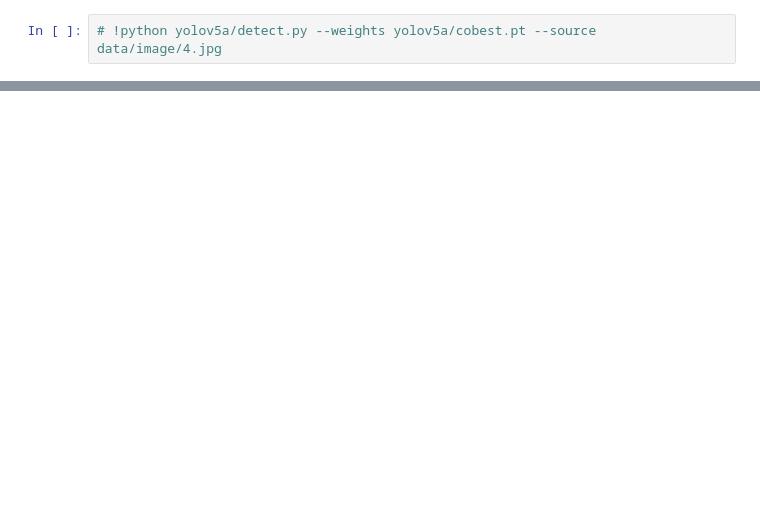
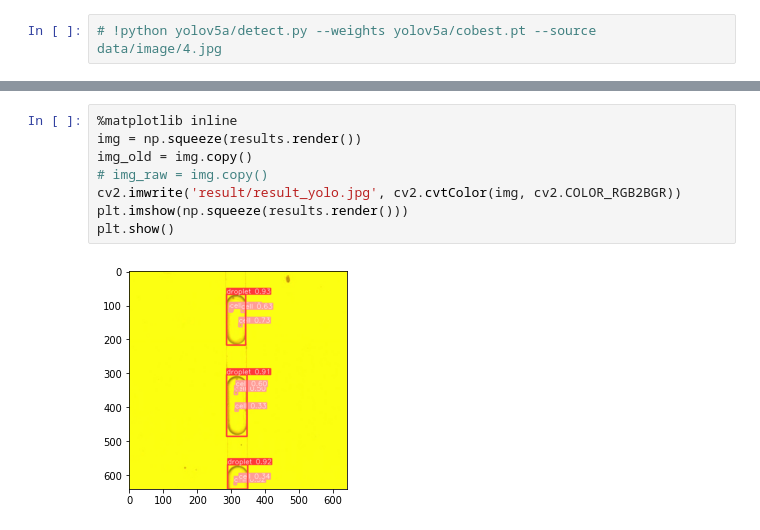
Before and after one commit to anh147/Droplet-Tracking, a Jupyter notebook: main.ipynb, the cells around one changed output, grey strips where cells are left out. Cells and saved outputs as stored; diff of their text form; blank space fills up the shorter version.

```diff
--- a/main.ipynb
+++ b/main.ipynb
@@ -22,0 +40,10 @@ results.xyxy
+# %%
+%matplotlib inline
+img = np.squeeze(results.render())
+img_old = img.copy()
+# img_raw = img.copy()
+cv2.imwrite('result/result_yolo.jpg', cv2.cvtColor(img, cv2.COLOR_RGB2BGR))
+plt.imshow(np.squeeze(results.render()))
+plt.show()
+# %% [output]
+[figure, added]
```
Also changed, not shown: parts of 3 cells of this notebook.
